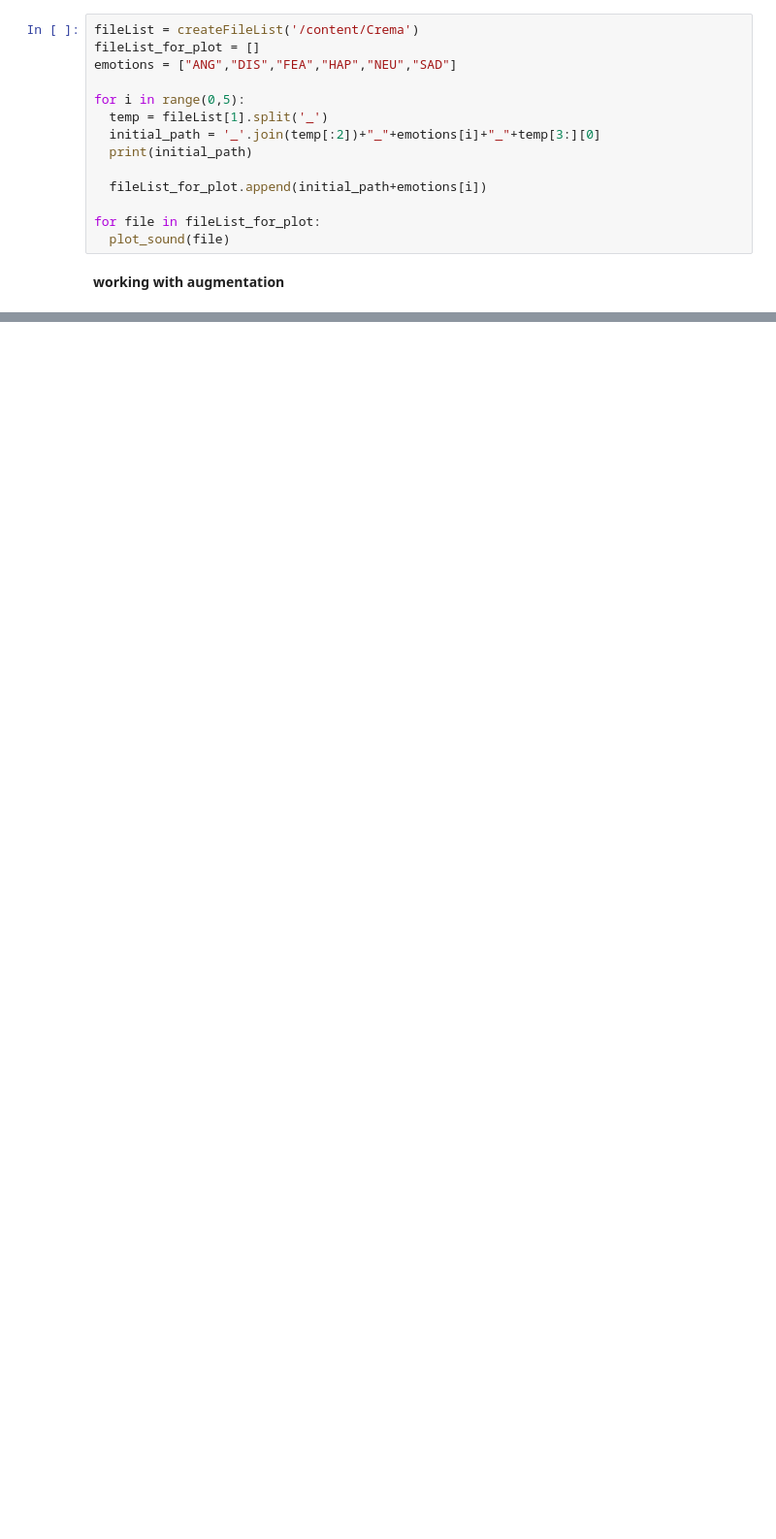
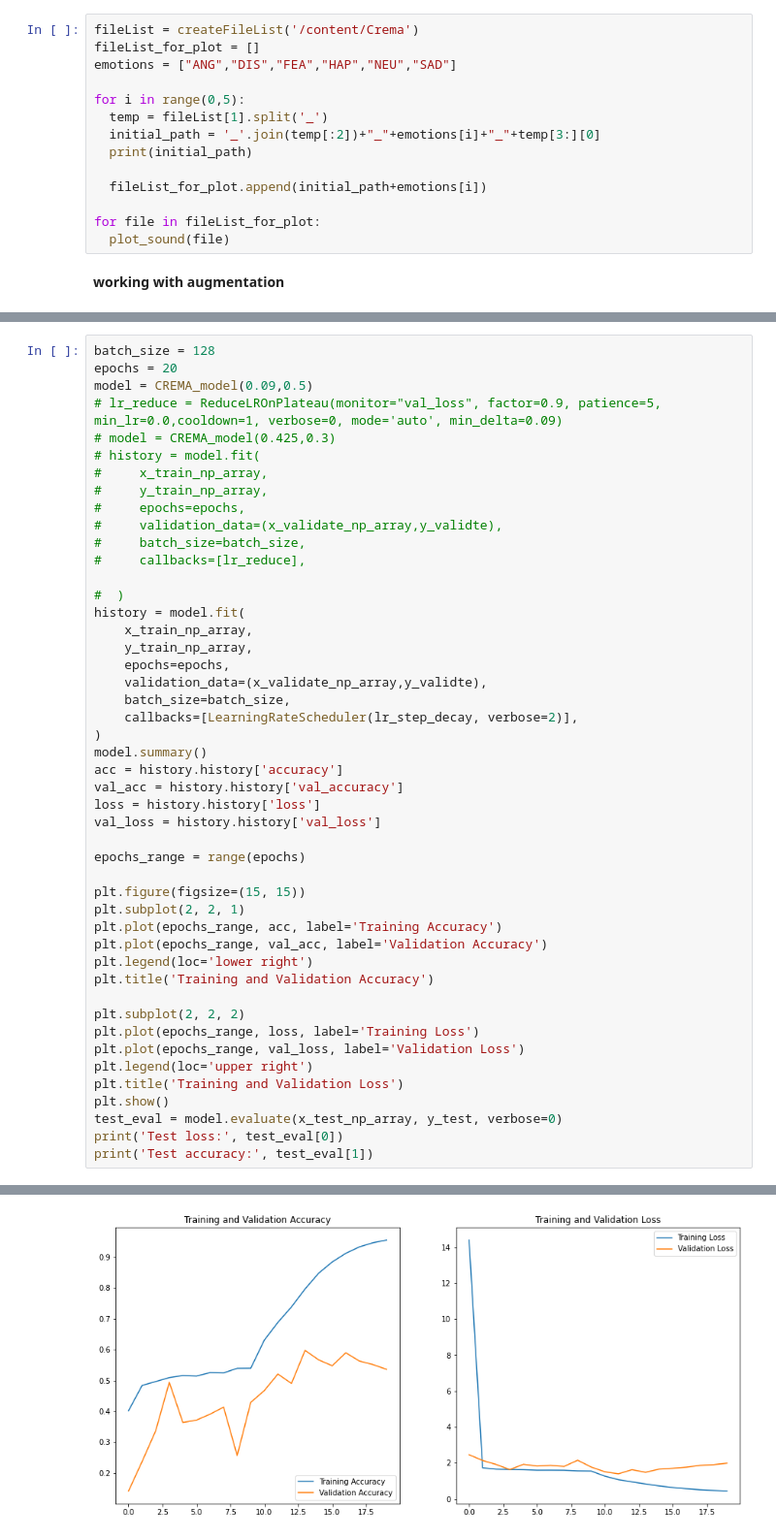
Before and after one commit to omarkhaled99/speech_emotion_recognition, a Jupyter notebook: PR_assignment3-3.ipynb, the cells around one changed output, grey strips where cells are left out. Shown at 97% size. Saved outputs shown, nothing was run; the diff lists cells and outputs as text; blank space fills up the shorter version.

```diff
--- a/PR_assignment3-3.ipynb
+++ b/PR_assignment3-3.ipynb
@@ -1522,0 +1474,48 @@ Test accuracy: 0.6041200160980225
+# %%
+batch_size = 128
+epochs = 20
+model = CREMA_model(0.09,0.5)
+# lr_reduce = ReduceLROnPlateau(monitor="val_loss", factor=0.9, patience=5, min_lr=0.0,cooldown=1, verbose=0, mode='auto', min_delta=0.09)
+# model = CREMA_model(0.425,0.3)
+# history = model.fit(
+#     x_train_np_array,
+#     y_train_np_array,
+#     epochs=epochs,
+#     validation_data=(x_validate_np_array,y_validte),
+#     batch_size=batch_size,
+#     callbacks=[lr_reduce],
+
+#  )
+history = model.fit(
+    x_train_np_array,
+    y_train_np_array,
+    epochs=epochs,
+    validation_data=(x_validate_np_array,y_validte),
+    batch_size=batch_size,
+    callbacks=[LearningRateScheduler(lr_step_decay, verbose=2)],
+)
+model.summary()
+acc = history.history['accuracy']
+val_acc = history.history['val_accuracy']
+loss = history.history['loss']
+val_loss = history.history['val_loss']
+
+epochs_range = range(epochs)
+
+plt.figure(figsize=(15, 15))
+plt.subplot(2, 2, 1)
+plt.plot(epochs_range, acc, label='Training Accuracy')
+plt.plot(epochs_range, val_acc, label='Validation Accuracy')
+plt.legend(loc='lower right')
+plt.title('Training and Validation Accuracy')
+
+plt.subplot(2, 2, 2)
+plt.plot(epochs_range, loss, label='Training Loss')
+plt.plot(epochs_range, val_loss, label='Validation Loss')
+plt.legend(loc='upper right')
+plt.title('Training and Validation Loss')
+plt.show()
+test_eval = model.evaluate(x_test_np_array, y_test, verbose=0)
+print('Test loss:', test_eval[0])
+print('Test accuracy:', test_eval[1])
+# %% [output]
@@ -1522,0 +1544 @@ Test accuracy: 0.6041200160980225
+[figure, added]
```
Also changed, not shown: parts of 56 cells of this notebook, 2 other files.
